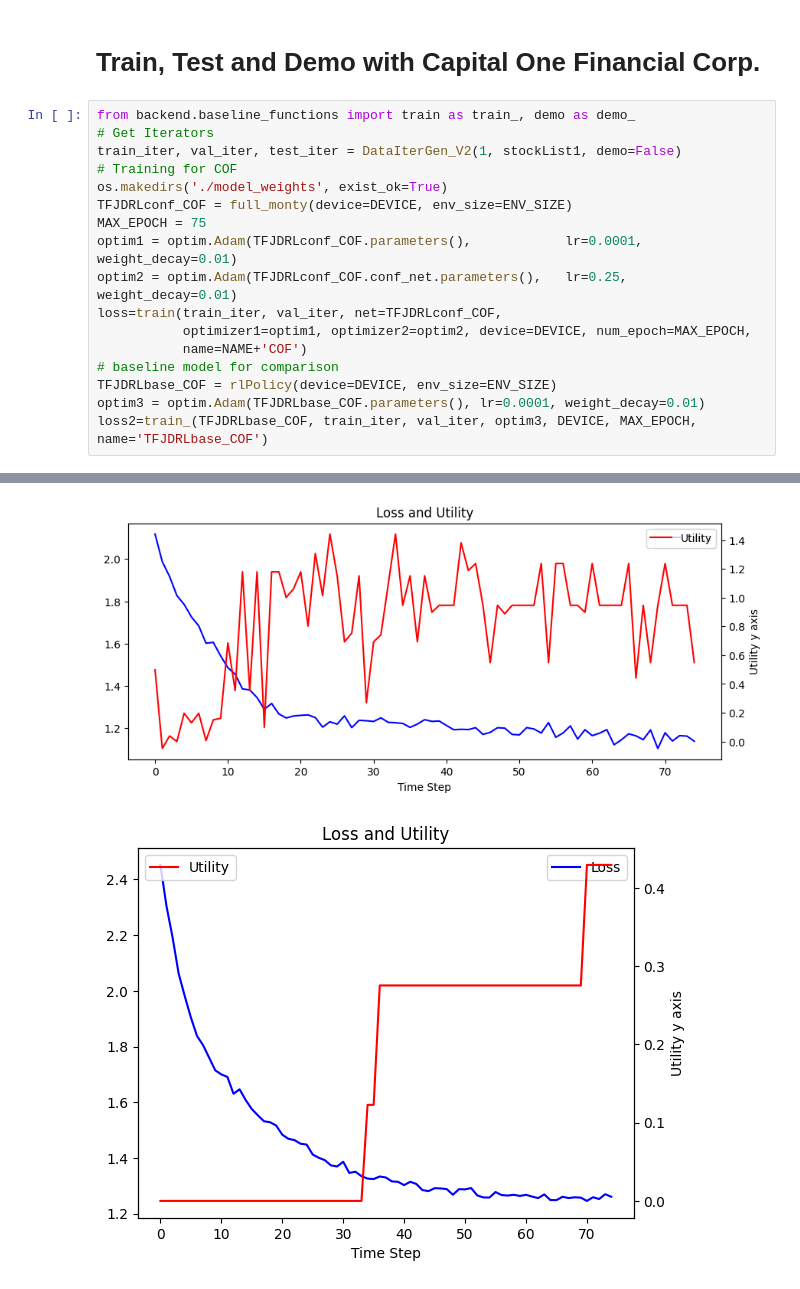
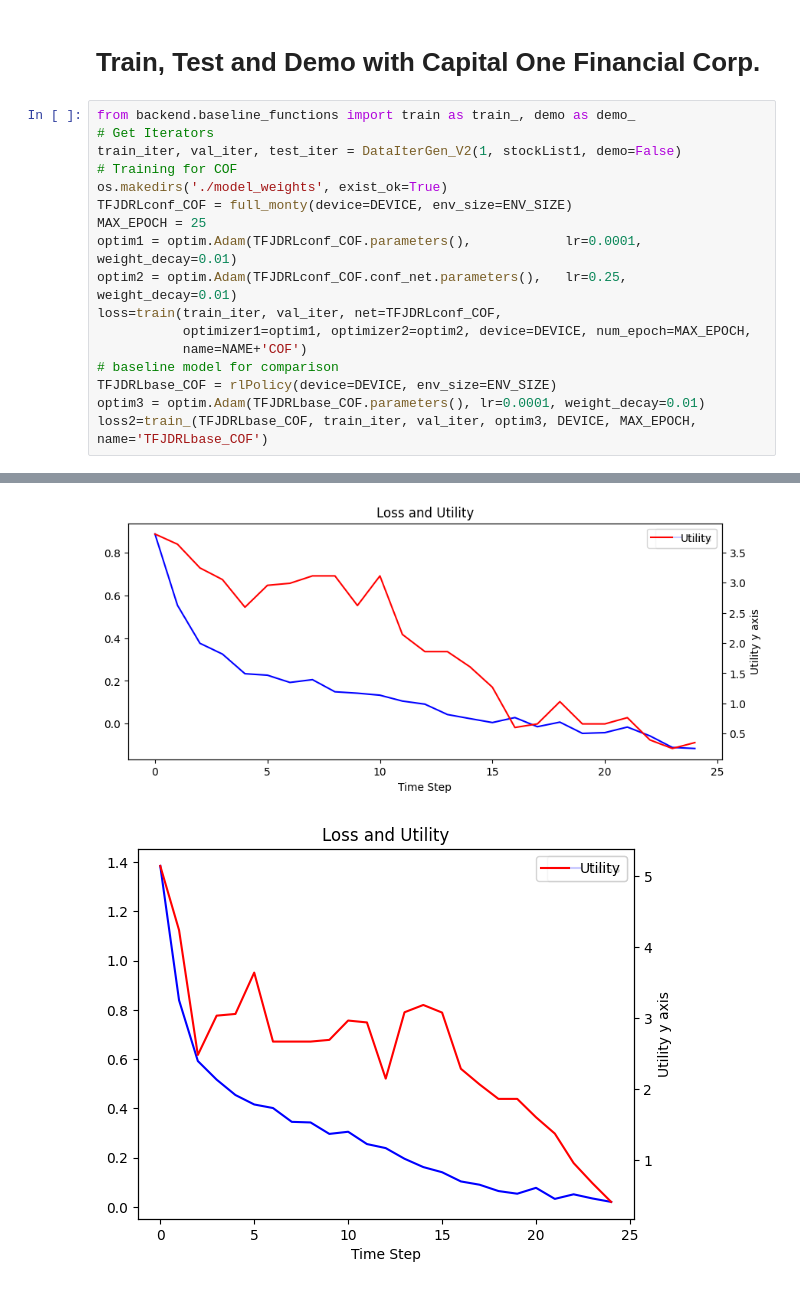
Before and after one commit to JackBosco/TFJ-DRL-update1, a Jupyter notebook: notebooks/confusion_adhoc.ipynb, the cells around one changed output, grey strips where cells are left out. Cells and saved outputs as stored; diff of their text form.

```diff
--- a/notebooks/confusion_adhoc.ipynb
+++ b/notebooks/confusion_adhoc.ipynb
@@ -518,7 +325,7 @@ train_iter, val_iter, test_iter = DataIterGen_V2(1, stockList1, demo=False)
 # Training for COF
 os.makedirs('./model_weights', exist_ok=True)
 TFJDRLconf_COF = full_monty(device=DEVICE, env_size=ENV_SIZE)
-MAX_EPOCH = 75
+MAX_EPOCH = 25
 optim1 = optim.Adam(TFJDRLconf_COF.parameters(),            lr=0.0001, weight_decay=0.01)
 optim2 = optim.Adam(TFJDRLconf_COF.conf_net.parameters(),   lr=0.25, weight_decay=0.01)
 loss=train(train_iter, val_iter, net=TFJDRLconf_COF,
@@ -549,5 +356,5 @@ Epoch 74, training loss: 1.26, val utility: 0.43
-[figure, old version]
+[figure, new version]
-[figure, old version]
+[figure, new version]
 # %%
 avgReturn, avgConf=test(net=TFJDRLconf_COF, test_iter=test_iter, device=DEVICE, epoch=MAX_EPOCH, name=NAME+'COF')
 print(f'On average, every 24 days the algorithm yields: {avgReturn:.2f}' )
```
Also changed, not shown: parts of 16 cells of this notebook, 4 other files.
